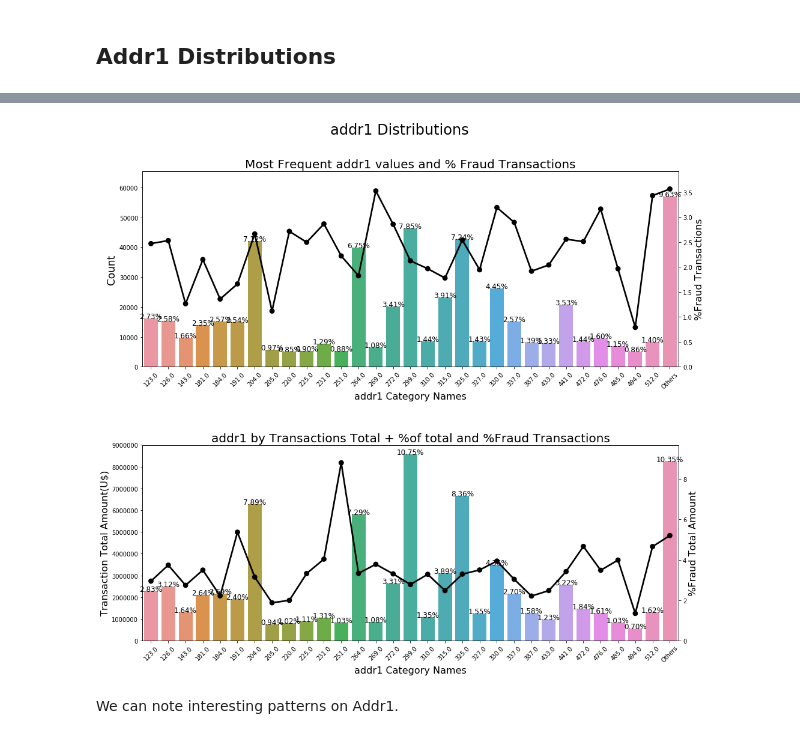
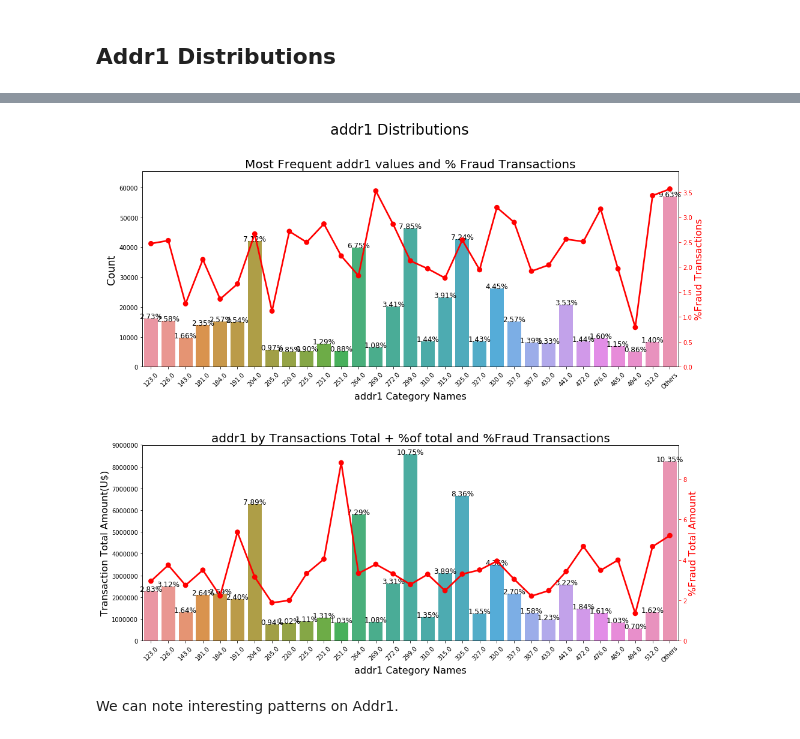
Before and after one commit to OneStepAndTwoSteps/Kaggle-Project, a Jupyter notebook: IEEE-CIS Fraud Detection/extensive-eda-and-modeling-xgb-hyperopt.ipynb, the cells around one changed output, grey strips where cells are left out. Cells and saved outputs as stored; diff of their text form; code cells hidden in the pictures.

Commit message:
update PIEEE-CIS Fraud Detection

```diff
--- a/IEEE-CIS Fraud Detection/extensive-eda-and-modeling-xgb-hyperopt.ipynb
+++ b/IEEE-CIS Fraud Detection/extensive-eda-and-modeling-xgb-hyperopt.ipynb
@@ -364,7 +391,7 @@ tmp = tmp.reset_index()
 tmp.rename(columns={0:'NoFraud', 1:'Fraud'}, inplace=True)
 
 plt.figure(figsize=(14,10))
-plt.suptitle('ProductCD Distributions', fontsize=22)
+plt.suptitle('ProductCD Distributions', fontsize=22) # 大标题
 
 plt.subplot(221)
 g = sns.countplot(x='ProductCD', data=df_trans)
@@ -374,17 +401,18 @@ g.set_title("ProductCD Distribution", fontsize=19)
 g.set_xlabel("ProductCD Name", fontsize=17)
 g.set_ylabel("Count", fontsize=17)
 g.set_ylim(0,500000)
+
 for p in g.patches:
     height = p.get_height()
     g.text(p.get_x()+p.get_width()/2.,
-            height + 3,
+            height + 3000, # 在height的基础上再添加3000个计数的高度
             '{:1.2f}%'.format(height/total*100),
             ha="center", fontsize=14)
 
 plt.subplot(222)
 g1 = sns.countplot(x='ProductCD', hue='isFraud', data=df_trans)
 plt.legend(title='Fraud', loc='best', labels=['No', 'Yes'])
-gt = g1.twinx()
+gt = g1.twinx() # 给gt添加辅助坐标轴x
 gt = sns.pointplot(x='ProductCD', y='Fraud', data=tmp, color='black', order=['W', 'H',"C", "S", "R"], legend=False)
 gt.set_ylabel("% of Fraud Transactions", fontsize=16)
 
@@ -727,5 +780,5 @@ df_trans.loc[df_trans.addr2.isin(df_trans.addr2.value_counts()[df_trans.addr2.va
 # %%
- def ploting_cnt_amt(df, col, lim=2000):
+def ploting_cnt_amt(df, col, lim=2000):
     tmp = pd.crosstab(df[col], df['isFraud'], normalize='index') * 100
     tmp = tmp.reset_index()
     tmp.rename(columns={0:'NoFraud', 1:'Fraud'}, inplace=True)
@@ -734,12 +787,14 @@ df_trans.loc[df_trans.addr2.isin(df_trans.addr2.value_counts()[df_trans.addr2.va
     plt.suptitle(f'{col} Distributions ', fontsize=24)
 
     plt.subplot(211)
-    g = sns.countplot( x=col,  data=df, order=list(tmp[col].values))
+    # order 类别层级绘制的顺序，否则层级会从数据对象中推测。
+    g = sns.countplot( x=col,  data=df, order=list(tmp[col].values))            # 计算某df值出现的次数
     gt = g.twinx()
-    gt = sns.pointplot(x=col, y='Fraud', data=tmp, order=list(tmp[col].values),
-                       color='black', legend=False, )
+    gt = sns.pointplot(x=col, y='Fraud', data=tmp, order=list(tmp[col].values), # 计算欺骗率
+                       color='r', legend=False)
     gt.set_ylim(0,tmp['Fraud'].max()*1.1)
-    gt.set_ylabel("%Fraud Transactions", fontsize=16)
+    gt.set_ylabel("%Fraud Transactions", fontsize=16,color='r')
+    gt.tick_params("y", colors='r')
     g.set_title(f"Most Frequent {col} values and % Fraud Transactions", fontsize=20)
     g.set_xlabel(f"{col} Category Names", fontsize=16)
     g.set_ylabel("Count", fontsize=17)
@@ -761,36 +816,37 @@ df_trans.loc[df_trans.addr2.isin(df_trans.addr2.value_counts()[df_trans.addr2.va
     perc_amt = perc_amt.reset_index()
     perc_amt.rename(columns={0:'NoFraud', 1:'Fraud'}, inplace=True)
     amt = df.groupby([col])['TransactionAmt'].sum().reset_index()
     perc_amt = perc_amt.fillna(0)
     plt.subplot(212)
     g1 = sns.barplot(x=col, y='TransactionAmt',
                        data=amt,
                        order=list(tmp[col].values))
     g1t = g1.twinx()
     g1t = sns.pointplot(x=col, y='Fraud', data=perc_amt,
                         order=list(tmp[col].values),
-                       color='black', legend=False, )
+                       color='r', legend=False, )
     g1t.set_ylim(0,perc_amt['Fraud'].max()*1.1)
-    g1t.set_ylabel("%Fraud Total Amount", fontsize=16)
+    g1t.set_ylabel("%Fraud Total Amount", fontsize=16,color='r')
+    g1t.tick_params("y", colors='r')
     g.set_xticklabels(g.get_xticklabels(),rotation=45)
     g1.set_title(f"{col} by Transactions Total + %of total and %Fraud Transactions", fontsize=20)
     g1.set_xlabel(f"{col} Category Names", fontsize=16)
     g1.set_ylabel("Transaction Total Amount(U$)", fontsize=16)
     g1.set_xticklabels(g.get_xticklabels(),rotation=45)
 
     for p in g1.patches:
         height = p.get_height()
         g1.text(p.get_x()+p.get_width()/2.,
                 height + 3,
                 '{:1.2f}%'.format(height/total_amt*100),
                 ha="center",fontsize=12)
 
     plt.subplots_adjust(hspace=.4, top = 0.9)
     plt.show()
 
 ploting_cnt_amt(df_trans, 'addr1')
 # %% [output]
-[figure, old version]
+[figure, new version]
 # %% [markdown]
 We can note interesting patterns on Addr1.
 # %% [markdown]
```
Also changed, not shown: parts of 36 cells of this notebook.
